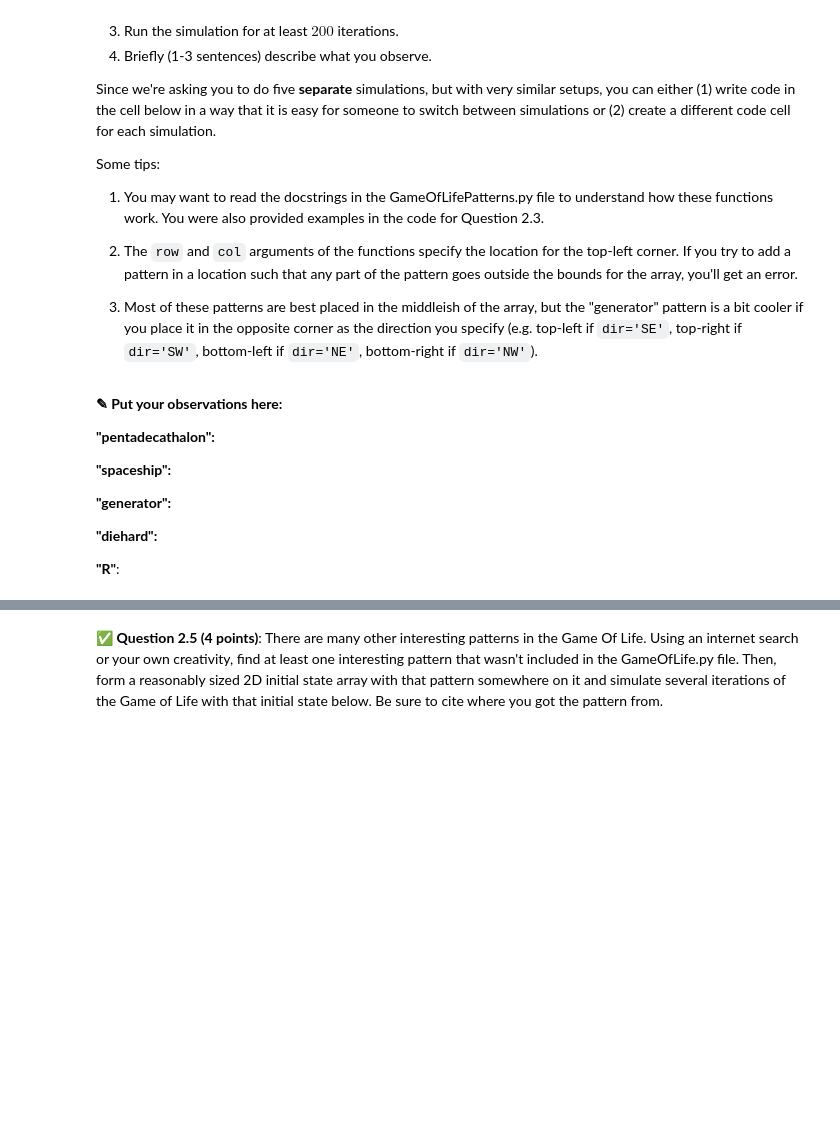
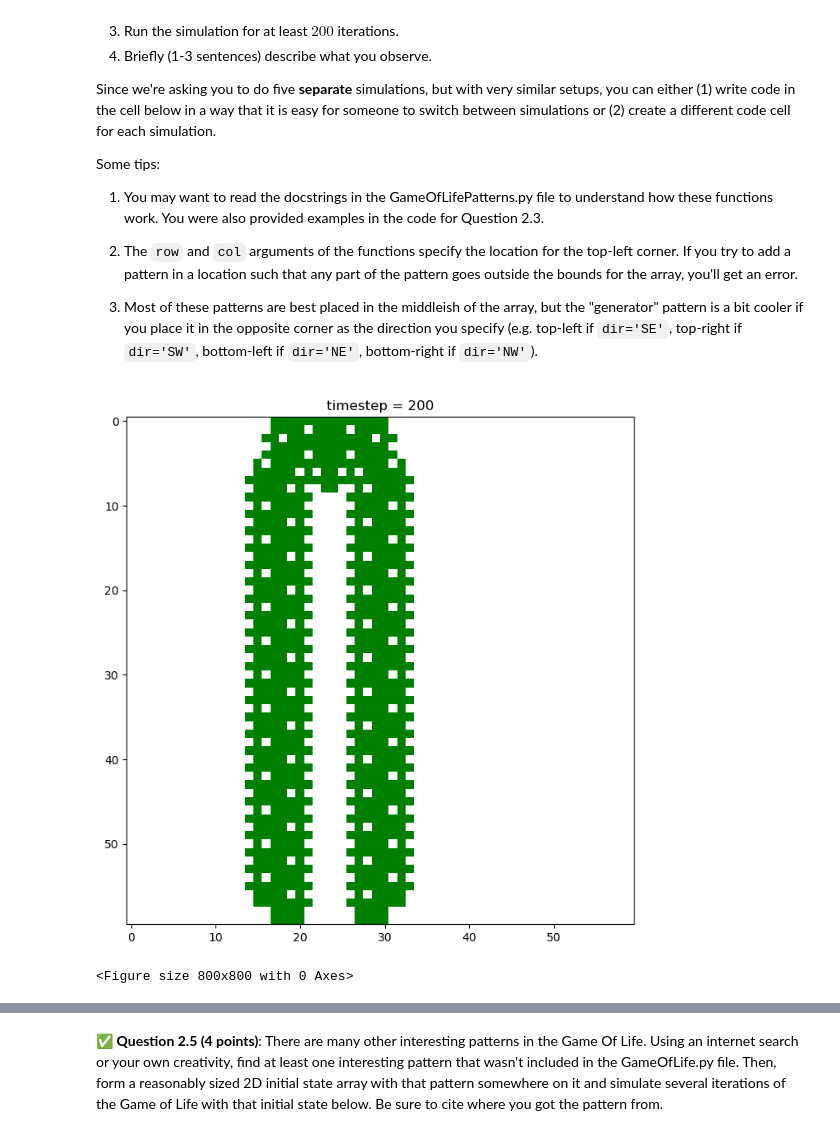
Before and after one commit to Jacob-Gross04/cmse202-s24-turnin, a Jupyter notebook: HW02/HW-02_ABMandGraphTheory-STUDENT.ipynb, the cells around one changed output, grey strips where cells are left out. Drawn from its saved outputs; the diff is of its cells as text; code cells hidden in the pictures; blank space fills up the shorter version.

```diff
--- a/HW02/HW-02_ABMandGraphTheory-STUDENT.ipynb
+++ b/HW02/HW-02_ABMandGraphTheory-STUDENT.ipynb
@@ -298,12 +317,27 @@ Some tips:
-# %% [markdown]
-**<font size=+3>&#9998;</font> Put your observations here:**
-
-**"pentadecathalon":**
-
-**"spaceship":**
-
-**"generator":**
-
-**"diehard":**
-
-**"R"**:
+# %%
+# Put your code for Question 2.4 here
+# initial state array
+initial_state = np.zeros((60,60))
+initial_state = add_pentadecathalon(initial_state,0,20,'horizontal')
+
+# create a GameOfLife object using the initial_state formed above
+GOL = GameOfLife(initial_state)
+
+# figure for animation
+fig, ax = plt.subplots(figsize=(8,8)) # change figsize if needed
+
+# draw the initial state
+GOL.draw(fig)
+
+# loop over 100 iterations
+for i in range(200):
+    cell = Cell(True)
+
+    # evolve the simulation by one timestep
+    GOL.update()
+
+    # draw the grid of cells
+    GOL.draw(fig)
+# %% [output]
+[figure, added]
+<Figure size 800x800 with 0 Axes>
```
Also changed, not shown: parts of 13 cells of this notebook.
